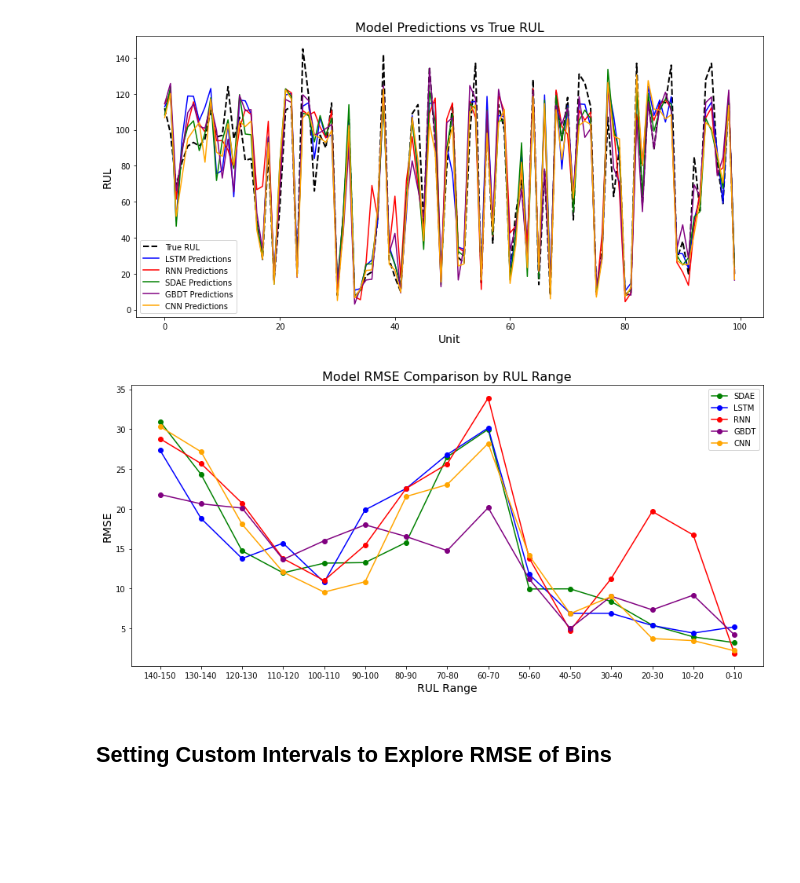
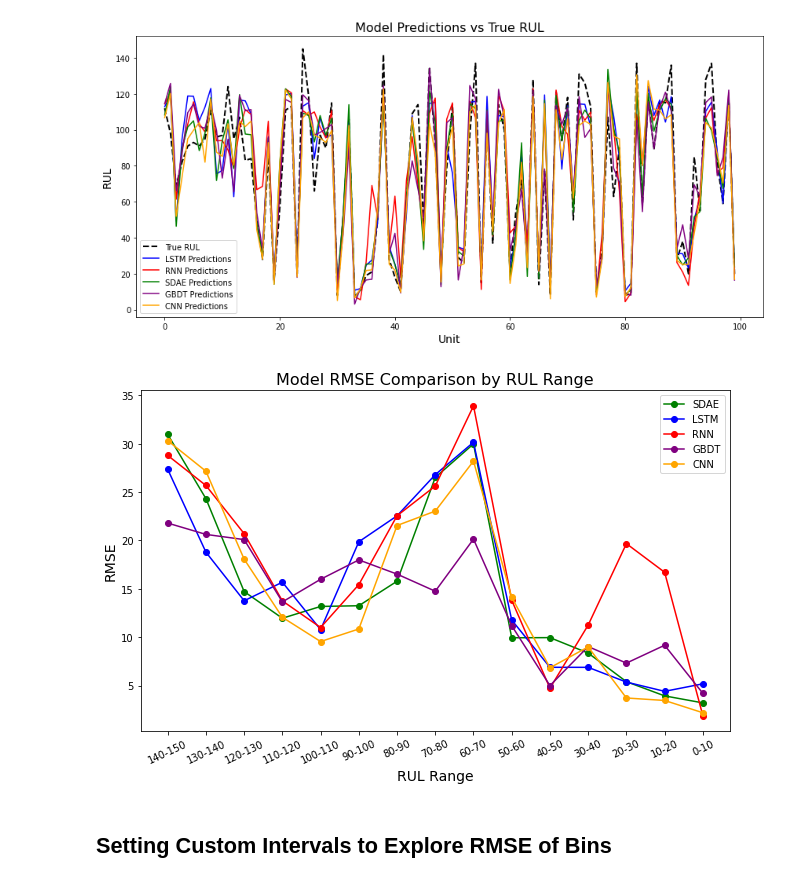
Before and after one commit to sakinanazarali/RUL_Prediction, a Jupyter notebook: models/Visualizations.ipynb, the cells around one changed output. Drawn from its saved outputs; the diff is of its cells as text; code cells hidden in the pictures; blank space fills up the shorter version.

Commit message:
updated README, GBDT notebook, Visualizations Notebook

```diff
--- a/models/Visualizations.ipynb
+++ b/models/Visualizations.ipynb
@@ -279,36 +279,36 @@ def compute_rmse_for_intervals(true_rul, predictions, intervals):
 sdae_rmse = compute_rmse_for_intervals(true_rul, sdae_predictions, rul_intervals)
 # print("SDAE RMSE VALUES FOR INTERVAL: ", sdae_rmse)
 lstm_rmse = compute_rmse_for_intervals(true_rul, lstm_predictions, rul_intervals)
 rnn_rmse = compute_rmse_for_intervals(true_rul, rnn_predictions, rul_intervals)
 gbdt_rmse = compute_rmse_for_intervals(true_rul, gbdt_predictions, rul_intervals)
 cnn_rmse = compute_rmse_for_intervals(true_rul, cnn_predictions, rul_intervals)
 
 # plot the RMSE for each model in each RUL interval
-plt.figure(figsize=(12, 6))
+plt.figure(figsize=(9, 6))
 
 # plot RMSE for each model
 plt.plot(rul_intervals[:-1], sdae_rmse, label='SDAE', marker='o', linestyle='-', color='green')
 plt.plot(rul_intervals[:-1], lstm_rmse, label='LSTM', marker='o', linestyle='-', color='blue')
 plt.plot(rul_intervals[:-1], rnn_rmse, label='RNN', marker='o', linestyle='-', color='red')
 plt.plot(rul_intervals[:-1], gbdt_rmse, label='GBDT', marker='o', linestyle='-', color='purple')
 plt.plot(rul_intervals[:-1], cnn_rmse, label='CNN', marker='o', linestyle='-', color='orange')
 
 plt.title('Model RMSE Comparison by RUL Range', fontsize=16)
 plt.xlabel('RUL Range', fontsize=14)
 custom_ticks = ["0-10", "10-20", "20-30", "30-40", "40-50",
                 "50-60", "60-70", "70-80", "80-90", "90-100",
                 "100-110", "110-120", "120-130", "130-140", "140-150"]
-plt.xticks(np.arange(0, 150, 10), custom_ticks)
+plt.xticks(np.arange(0, 150, 10), custom_ticks, rotation = 25)
 plt.ylabel('RMSE', fontsize=14)
 plt.legend()
 
 # invert the x-axis to show higher RUL values on the left
 plt.gca().invert_xaxis()
 
 plt.tight_layout()
 plt.show()
 # %% [output]
-[figure, old version]
+[figure, new version]
 # %% [markdown]
 ## Setting Custom Intervals to Explore RMSE of Bins
 # %%
```
Also changed, not shown: parts of 1 cell of this notebook, 2 other files.
